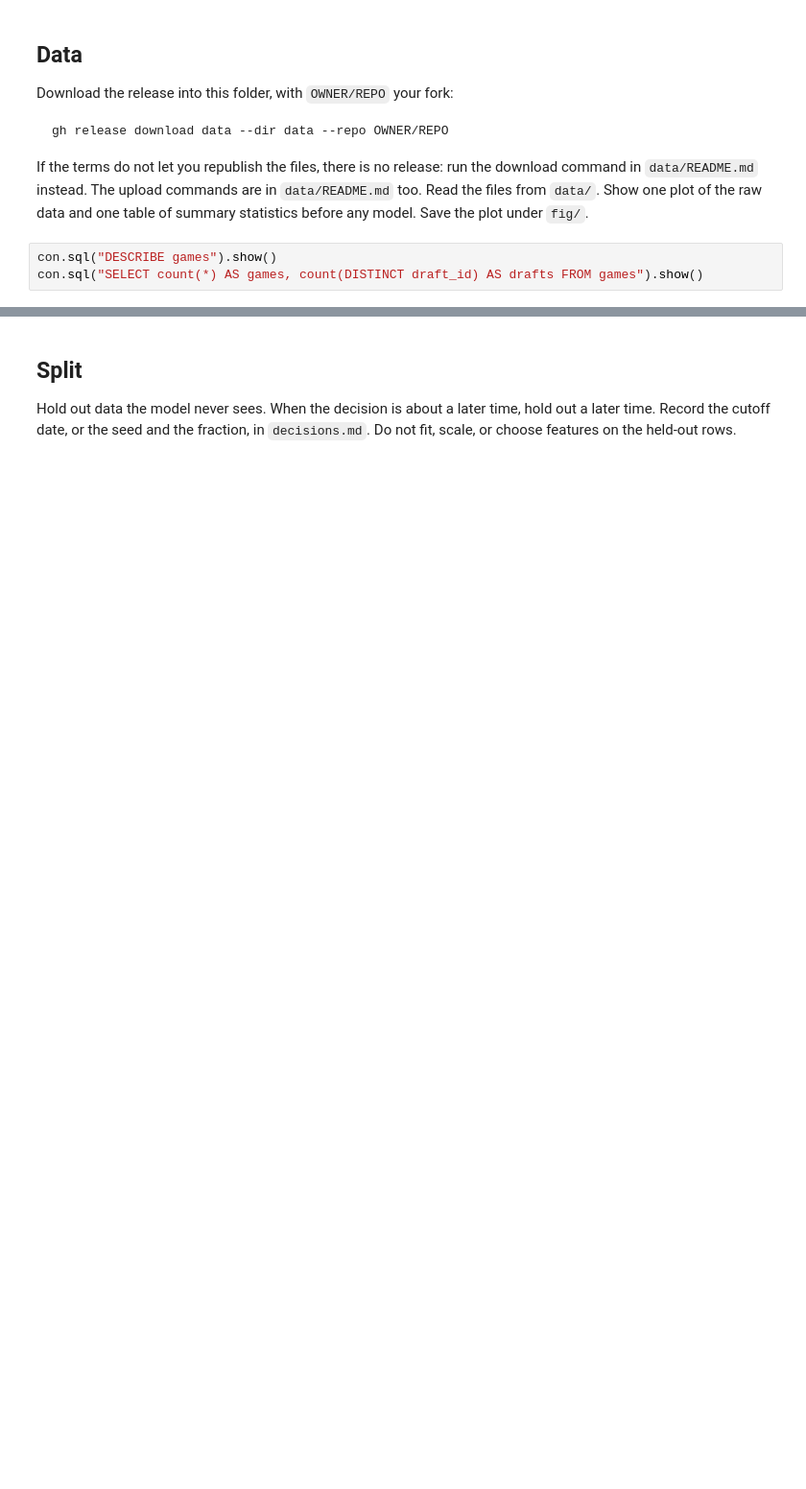
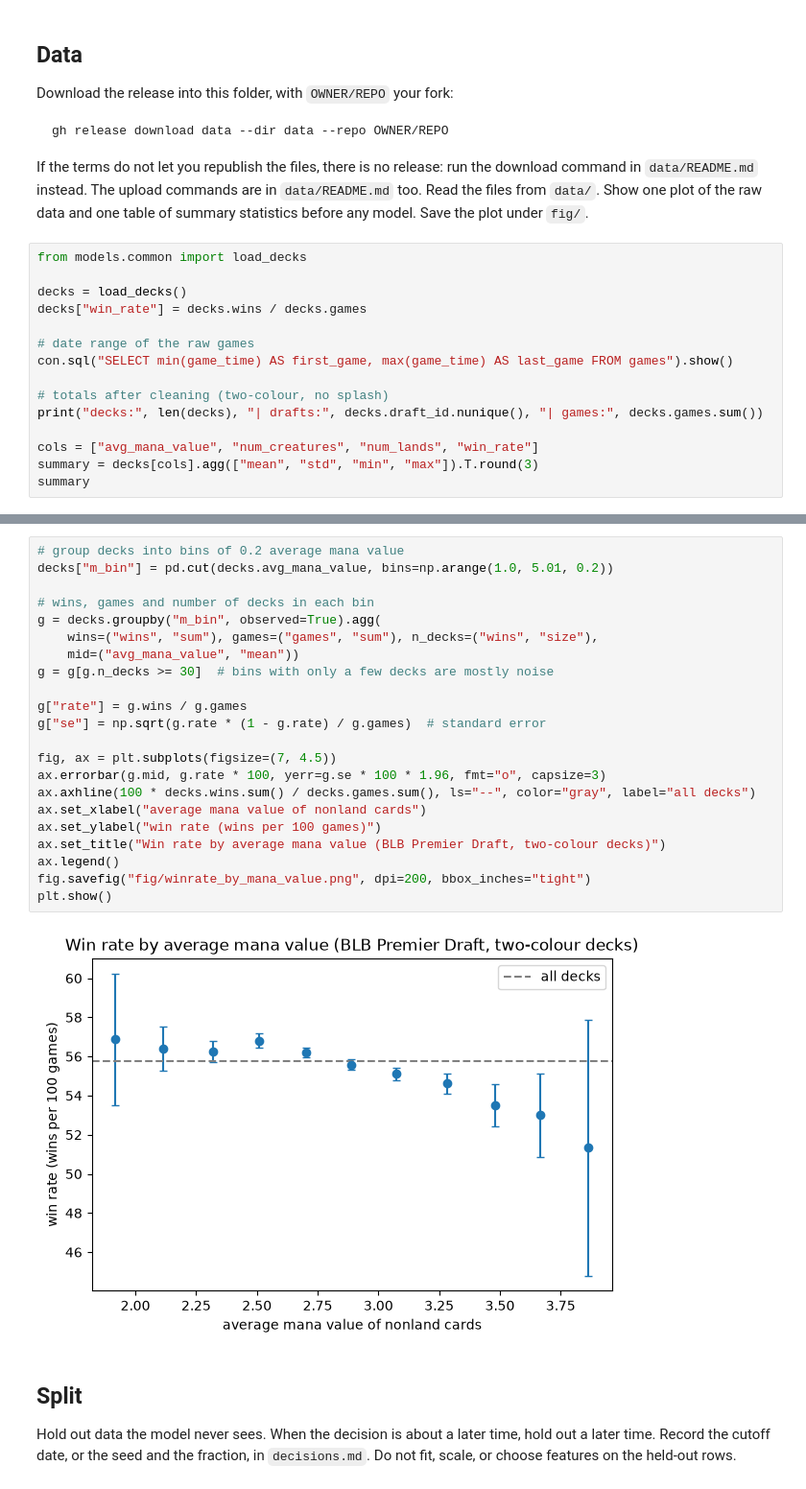
Before and after one commit to ajkearny/aii600-final-project, a Jupyter notebook: analysis.ipynb, the cells around one changed output, grey strips where cells are left out. Shown at 96% size. Cells and saved outputs as stored; diff of their text form; blank space fills up the shorter version.

```diff
--- a/analysis.ipynb
+++ b/analysis.ipynb
@@ -30,6 +92,18 @@ gh release download data --dir data --repo OWNER/REPO
 
 If the terms do not let you republish the files, there is no release: run the download command in `data/README.md` instead. The upload commands are in `data/README.md` too. Read the files from `data/`. Show one plot of the raw data and one table of summary statistics before any model. Save the plot under `fig/`.
 # %%
-con.sql("DESCRIBE games").show()
-con.sql("SELECT count(*) AS games, count(DISTINCT draft_id) AS drafts FROM games").show()
+from models.common import load_decks
+
+decks = load_decks()
+decks["win_rate"] = decks.wins / decks.games
+
+# date range of the raw games
+con.sql("SELECT min(game_time) AS first_game, max(game_time) AS last_game FROM games").show()
+
+# totals after cleaning (two-colour, no splash)
+print("decks:", len(decks), "| drafts:", decks.draft_id.nunique(), "| games:", decks.games.sum())
+
+cols = ["avg_mana_value", "num_creatures", "num_lands", "win_rate"]
+summary = decks[cols].agg(["mean", "std", "min", "max"]).T.round(3)
+summary
 # %% [output]
@@ -53,3 +123,27 @@ con.sql("SELECT count(*) AS games, count(DISTINCT draft_id) AS drafts FROM games
+# %%
+# group decks into bins of 0.2 average mana value
+decks["m_bin"] = pd.cut(decks.avg_mana_value, bins=np.arange(1.0, 5.01, 0.2))
+
+# wins, games and number of decks in each bin
+g = decks.groupby("m_bin", observed=True).agg(
+    wins=("wins", "sum"), games=("games", "sum"), n_decks=("wins", "size"),
+    mid=("avg_mana_value", "mean"))
+g = g[g.n_decks >= 30]  # bins with only a few decks are mostly noise
+
+g["rate"] = g.wins / g.games
+g["se"] = np.sqrt(g.rate * (1 - g.rate) / g.games)  # standard error
+
+fig, ax = plt.subplots(figsize=(7, 4.5))
+ax.errorbar(g.mid, g.rate * 100, yerr=g.se * 100 * 1.96, fmt="o", capsize=3)
+ax.axhline(100 * decks.wins.sum() / decks.games.sum(), ls="--", color="gray", label="all decks")
+ax.set_xlabel("average mana value of nonland cards")
+ax.set_ylabel("win rate (wins per 100 games)")
+ax.set_title("Win rate by average mana value (BLB Premier Draft, two-colour decks)")
+ax.legend()
+fig.savefig("fig/winrate_by_mana_value.png", dpi=200, bbox_inches="tight")
+plt.show()
+# %% [output]
+[figure, added]
 # %% [markdown]
 ## Split
 
```
Also changed, not shown: parts of 32 cells of this notebook, 14 other files.
